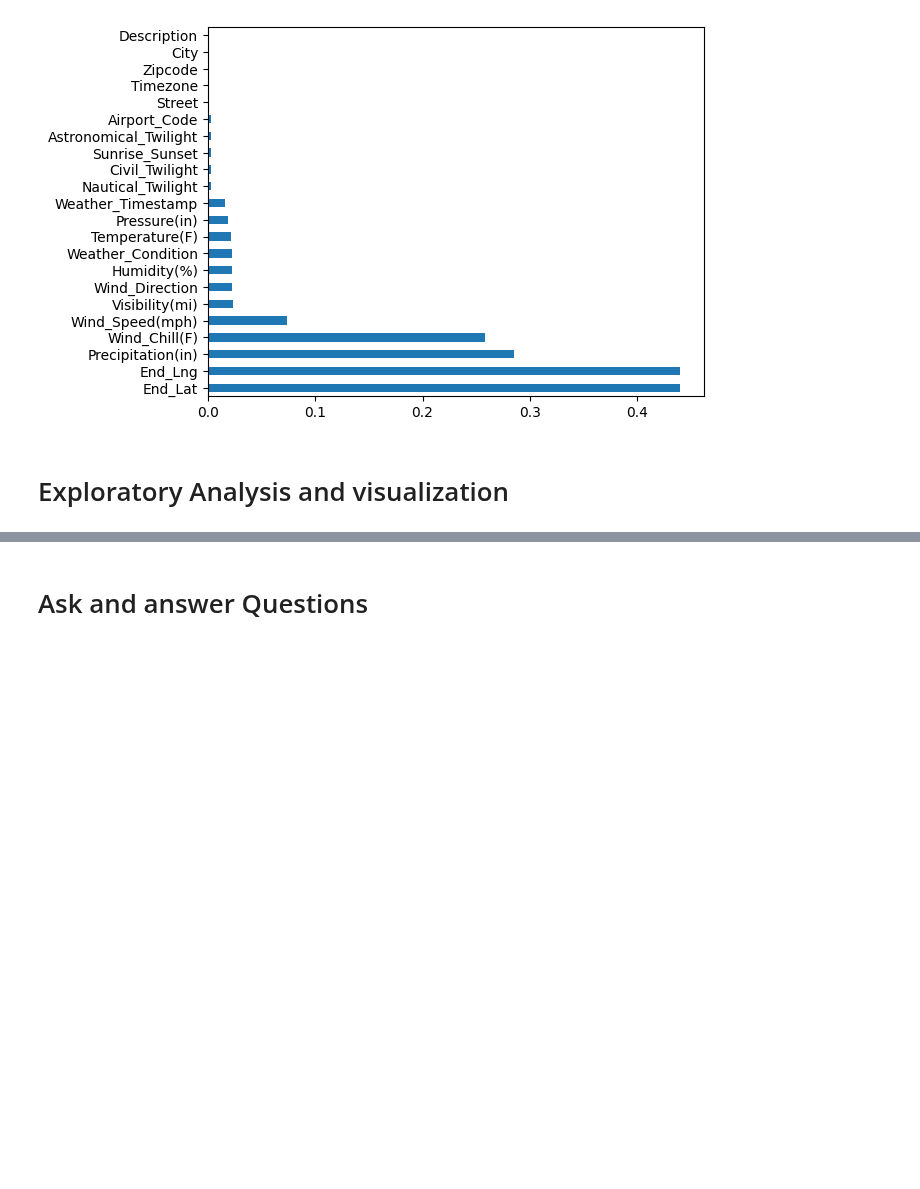
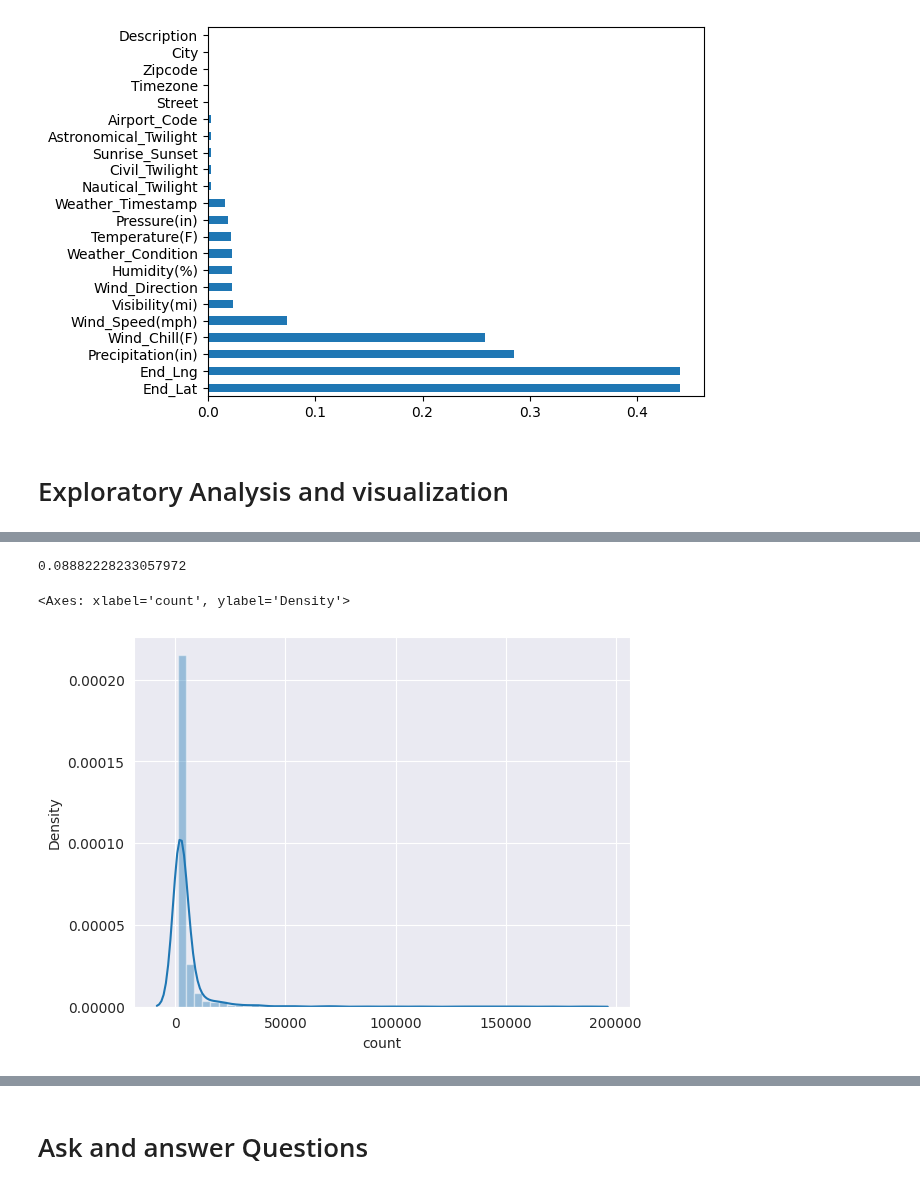
Before and after one commit to SanjilaGangaju/ExploratoryDataAnalysis_usingPython, a Jupyter notebook: us-accidents-eda.ipynb, the cells around one changed output, grey strips where cells are left out. Saved outputs shown, nothing was run; the diff lists cells and outputs as text; code cells hidden in the pictures; blank space fills up the shorter version.

```diff
--- a/us-accidents-eda.ipynb
+++ b/us-accidents-eda.ipynb
@@ -145,0 +229,12 @@ data.drop(['End_Lng','End_Lat'],inplace=True,axis=1)
+# %%
+high_accidents_cities=cities_by_accident[cities_by_accident>1000]
+low_accidents_cities=cities_by_accident[cities_by_accident<1000]
+# %%
+len(high_accidents_cities)/len(cities)
+# %% [output]
+0.08882228233057972
+# %%
+sns.distplot(high_accidents_cities)
+# %% [output]
+<Axes: xlabel='count', ylabel='Density'>
+[figure, added]
```
Also changed, not shown: parts of 18 cells of this notebook.
